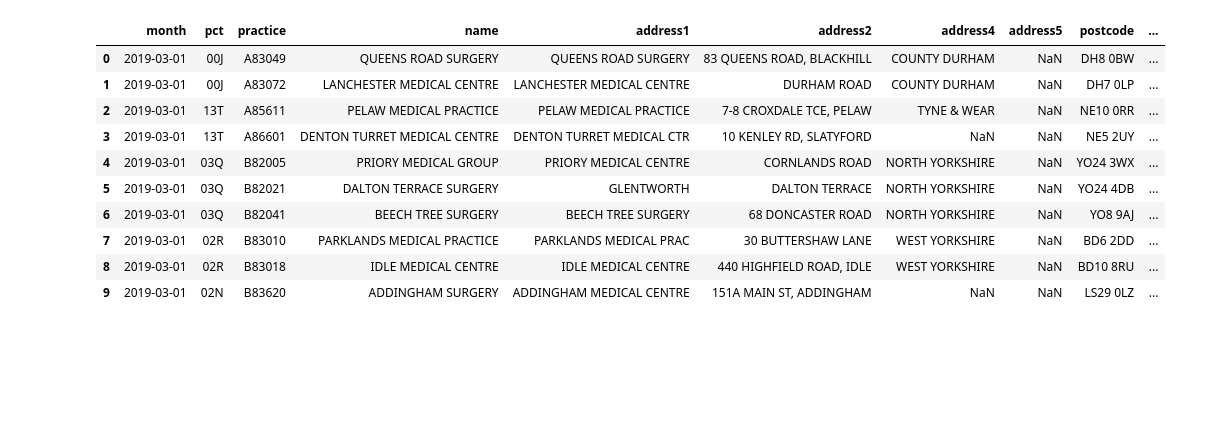
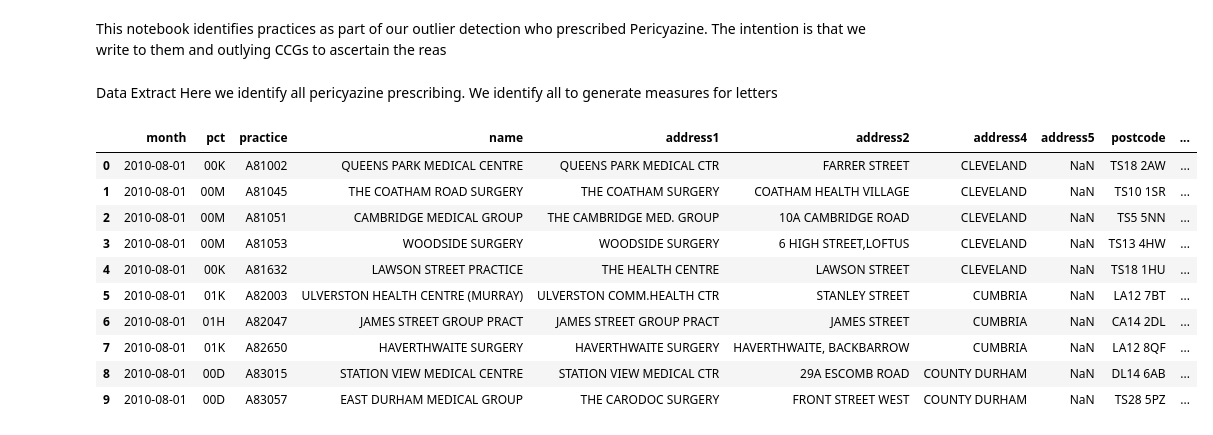
Before and after one commit to ebmdatalab/outlier-detection, a Jupyter notebook: kurtosis/Individual Medicines Investigations/Pericyazine.ipynb, the cells around one changed output. Drawn from its saved outputs; the diff is of its cells as text; code cells hidden in the pictures; blank space fills up the shorter version.

Commit message:
generate pericyazine measures

```diff
--- a/kurtosis/Individual Medicines Investigations/Pericyazine.ipynb
+++ b/kurtosis/Individual Medicines Investigations/Pericyazine.ipynb
@@ -1,3 +1,5 @@
+# %% [markdown]
+This notebook identifies practices as part of our outlier detection who prescribed Pericyazine. The intention is that we write to them and outlying CCGs to ascertain the reas
 # %%
 #import libraries required for analysis
 import pandas as pd
@@ -6,6 +8,9 @@ import matplotlib
 import matplotlib.pyplot as plt
 from matplotlib.dates import DateFormatter
 from ebmdatalab import bq, charts, maps
+# %% [markdown]
+Data Extract
+Here we identify all pericyazine prescribing. We identify all to generate measures for letters
 # %%
 sql = """
 SELECT
@@ -19,44 +24,45 @@ SELECT
   address5,
   postcode,
   SUM(items) AS total_pericyazine
 FROM
   ebmdatalab.hscic.normalised_prescribing_standard AS presc
 INNER JOIN
   ebmdatalab.hscic.practices prac
 ON
   presc.practice = prac.code
   AND (prac.setting = 4)
 WHERE
-  bnf_code LIKE "0402010P0%" AND
-  (month >= "2019-03-01" and month  <= "2019-06-01")
-  AND items > 1
+  bnf_code LIKE "0402010P0%"
+##  AND
+## (presc.month >= "2019-03-01" and presc.month  <= "2019-06-01")
+ ## AND items > 1
 GROUP BY
   month,
   pct,
   practice,
   name,
   address1,
   address2,
   address4,
   address5,
   postcode
 ORDER BY
-  month,
+  presc.month,
   practice
 """
 
 pericyazine = bq.cached_read(sql, csv_path='pericyazine_df.csv')
 pericyazine['month'] = pericyazine['month'].astype('datetime64[ns]')
 pericyazine.head(10)
 # %% [output]
 |  | month | pct | practice | name | address1 | address2 | address4 | address5 | postcode | ... |
-| 0 | 2019-03-01 | 00J | A83049 | QUEENS ROAD SURGERY | QUEENS ROAD SURGERY | 83 QUEENS ROAD, BLACKHILL | COUNTY DURHAM | NaN | DH8 0BW | ... |
-| 1 | 2019-03-01 | 00J | A83072 | LANCHESTER MEDICAL CENTRE | LANCHESTER MEDICAL CENTRE | DURHAM ROAD | COUNTY DURHAM | NaN | DH7 0LP | ... |
-| 2 | 2019-03-01 | 13T | A85611 | PELAW MEDICAL PRACTICE | PELAW MEDICAL PRACTICE | 7-8 CROXDALE TCE, PELAW | TYNE & WEAR | NaN | NE10 0RR | ... |
-| 3 | 2019-03-01 | 13T | A86601 | DENTON TURRET MEDICAL CENTRE | DENTON TURRET MEDICAL CTR | 10 KENLEY RD, SLATYFORD | NaN | NaN | NE5 2UY | ... |
-| 4 | 2019-03-01 | 03Q | B82005 | PRIORY MEDICAL GROUP | PRIORY MEDICAL CENTRE | CORNLANDS ROAD | NORTH YORKSHIRE | NaN | YO24 3WX | ... |
-| 5 | 2019-03-01 | 03Q | B82021 | DALTON TERRACE SURGERY | GLENTWORTH | DALTON TERRACE | NORTH YORKSHIRE | NaN | YO24 4DB | ... |
-| 6 | 2019-03-01 | 03Q | B82041 | BEECH TREE SURGERY | BEECH TREE SURGERY | 68 DONCASTER ROAD | NORTH YORKSHIRE | NaN | YO8 9AJ | ... |
-| 7 | 2019-03-01 | 02R | B83010 | PARKLANDS MEDICAL PRACTICE | PARKLANDS MEDICAL PRAC | 30 BUTTERSHAW LANE | WEST YORKSHIRE | NaN | BD6 2DD | ... |
-| 8 | 2019-03-01 | 02R | B83018 | IDLE MEDICAL CENTRE | IDLE MEDICAL CENTRE | 440 HIGHFIELD ROAD, IDLE | WEST YORKSHIRE | NaN | BD10 8RU | ... |
-| 9 | 2019-03-01 | 02N | B83620 | ADDINGHAM SURGERY | ADDINGHAM MEDICAL CENTRE | 151A MAIN ST, ADDINGHAM | NaN | NaN | LS29 0LZ | ... |
+| 0 | 2010-08-01 | 00K | A81002 | QUEENS PARK MEDICAL CENTRE | QUEENS PARK MEDICAL CTR | FARRER STREET | CLEVELAND | NaN | TS18 2AW | ... |
+| 1 | 2010-08-01 | 00M | A81045 | THE COATHAM ROAD SURGERY | THE COATHAM SURGERY | COATHAM HEALTH VILLAGE | CLEVELAND | NaN | TS10 1SR | ... |
+| 2 | 2010-08-01 | 00M | A81051 | CAMBRIDGE MEDICAL GROUP | THE CAMBRIDGE MED. GROUP | 10A CAMBRIDGE ROAD | CLEVELAND | NaN | TS5 5NN | ... |
+| 3 | 2010-08-01 | 00M | A81053 | WOODSIDE SURGERY | WOODSIDE SURGERY | 6 HIGH STREET,LOFTUS | CLEVELAND | NaN | TS13 4HW | ... |
+| 4 | 2010-08-01 | 00K | A81632 | LAWSON STREET PRACTICE | THE HEALTH CENTRE | LAWSON STREET | CLEVELAND | NaN | TS18 1HU | ... |
+| 5 | 2010-08-01 | 01K | A82003 | ULVERSTON HEALTH CENTRE (MURRAY) | ULVERSTON COMM.HEALTH CTR | STANLEY STREET | CUMBRIA | NaN | LA12 7BT | ... |
+| 6 | 2010-08-01 | 01H | A82047 | JAMES STREET GROUP PRACT | JAMES STREET GROUP PRACT | JAMES STREET | CUMBRIA | NaN | CA14 2DL | ... |
+| 7 | 2010-08-01 | 01K | A82650 | HAVERTHWAITE SURGERY | HAVERTHWAITE SURGERY | HAVERTHWAITE, BACKBARROW | CUMBRIA | NaN | LA12 8QF | ... |
+| 8 | 2010-08-01 | 00D | A83015 | STATION VIEW MEDICAL CENTRE | STATION VIEW MEDICAL CTR | 29A ESCOMB ROAD | COUNTY DURHAM | NaN | DL14 6AB | ... |
+| 9 | 2010-08-01 | 00D | A83057 | EAST DURHAM MEDICAL GROUP | THE CARODOC SURGERY | FRONT STREET WEST | COUNTY DURHAM | NaN | TS28 5PZ | ... |
```
Also changed, not shown: parts of 12 cells of this notebook, 5 other files.
